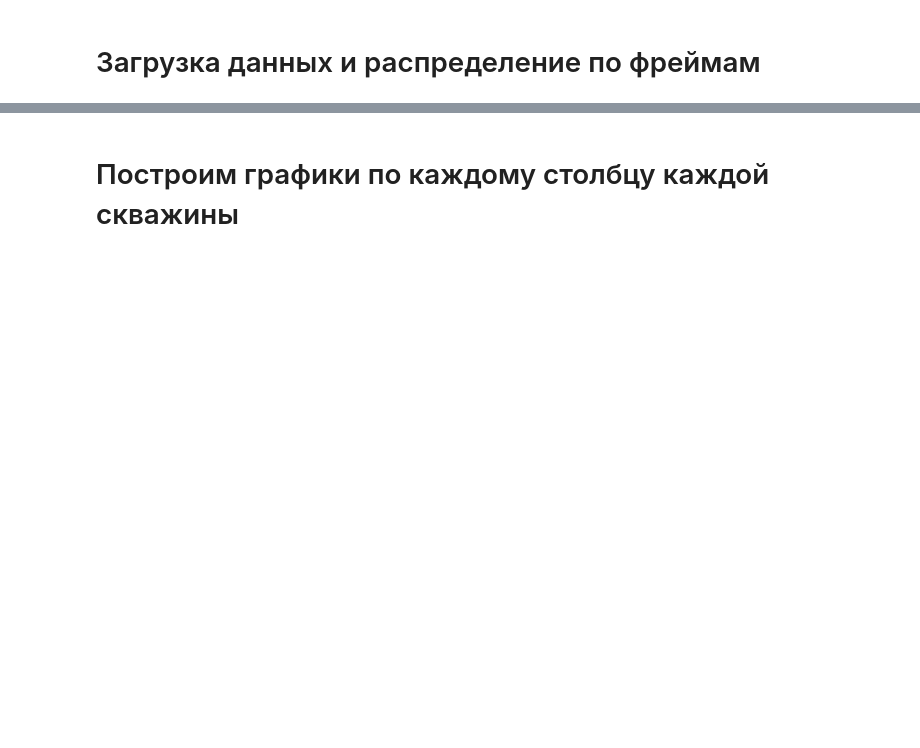
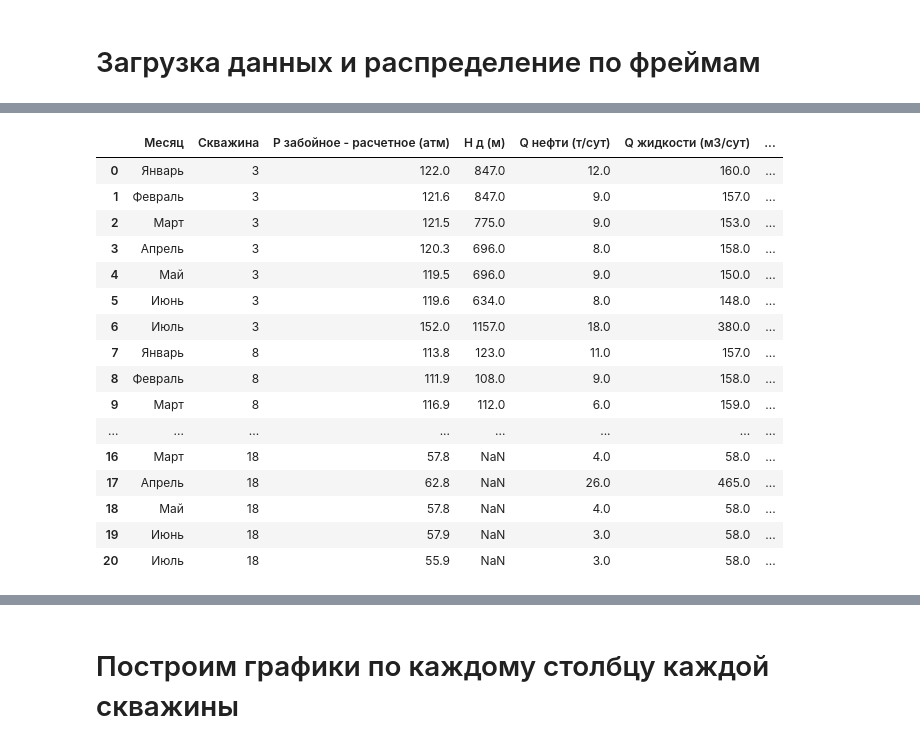
Before and after one commit to UdGin9/ingt_coursework_example, a Jupyter notebook: main.ipynb, the cells around one changed output, grey strips where cells are left out. Saved outputs shown, nothing was run; the diff lists cells and outputs as text; code cells hidden in the pictures; blank space fills up the shorter version.

```diff
--- a/main.ipynb
+++ b/main.ipynb
@@ -74,0 +14,12 @@ print(f'По скважине 18: \n {df_18}')
+# %%
+# Файл с данными: .csv (разделитель ';') или .xlsx
+DATA_FILE = 'alak_example.csv'
+
+if DATA_FILE.endswith('.csv'):
+    df = pd.read_csv(DATA_FILE, sep=';')
+else:
+    df = pd.read_excel(DATA_FILE)
+
+# убираем полностью пустые строки
+df = df.dropna(how='all').reset_index(drop=True)
+print(df)
@@ -74,0 +50,43 @@ print(f'По скважине 18: \n {df_18}')
+# %%
+MONTHS = {'Январь': 1, 'Февраль': 2, 'Март': 3, 'Апрель': 4, 'Май': 5, 'Июнь': 6,
+          'Июль': 7, 'Август': 8, 'Сентябрь': 9, 'Октябрь': 10, 'Ноябрь': 11, 'Декабрь': 12}
+
+NUM_COLS = [
+    'P забойное - расчетное (атм)',
+    'Н д (м)',
+    'Q нефти (т/сут)',
+    'Q жидкости (м3/сут)',
+    'Обводненность %',
+]
+
+df['Скважина'] = df['Скважина'].astype(str).str.replace(r'\.0$', '', regex=True).str.strip()
+df['Месяц'] = df['Месяц'].astype(str).str.strip().str.capitalize()
+
+# текстовые пометки => колонка 'Примечание', значения => числа
+notes = []
+for _, row in df.iterrows():
+    txt = [str(row[c]).strip() for c in NUM_COLS
+           if isinstance(row[c], str) and pd.isna(pd.to_numeric(row[c].replace(',', '.'), errors='coerce'))]
+    notes.append('; '.join(dict.fromkeys(txt)))
+df['Примечание'] = notes
+
+for c in NUM_COLS:
+    df[c] = pd.to_numeric(df[c].astype(str).str.replace(',', '.'), errors='coerce')
+
+# дата = первое число месяца
+if 'Год' not in df.columns:
+    df['Год'] = 2024  # только для примера! В ваших данных колонка «Год» обязательна
+df['Дата'] = pd.to_datetime(dict(year=df['Год'].astype(int), month=df['Месяц'].map(MONTHS), day=1))
+assert df['Дата'].notna().all(), 'Есть нераспознанные названия месяцев'
+
+# порядковый номер месяца от начала ряда (0, 1, 2, ...) — пригодится для регрессии
+df['t'] = df['Дата'].dt.year * 12 + df['Дата'].dt.month
+df['t'] = df['t'] - df['t'].min()
+
+# сортировка: скважины по номеру
+df = df.sort_values(['Скважина', 'Дата'],
+                    key=lambda s: s.str.extract(r'(\d+)', expand=False).astype(float) if s.name == 'Скважина' else s
+                    ).reset_index(drop=True)
+print(df.dtypes)
+df
+# %% [output]
@@ -74,0 +105,17 @@ print(f'По скважине 18: \n {df_18}')
+|  | Месяц | Скважина | P забойное - расчетное (атм) | Н д (м) | Q нефти (т/сут) | Q жидкости (м3/сут) | ... |
+| 0 | Январь | 3 | 122.0 | 847.0 | 12.0 | 160.0 | ... |
+| 1 | Февраль | 3 | 121.6 | 847.0 | 9.0 | 157.0 | ... |
+| 2 | Март | 3 | 121.5 | 775.0 | 9.0 | 153.0 | ... |
+| 3 | Апрель | 3 | 120.3 | 696.0 | 8.0 | 158.0 | ... |
+| 4 | Май | 3 | 119.5 | 696.0 | 9.0 | 150.0 | ... |
+| 5 | Июнь | 3 | 119.6 | 634.0 | 8.0 | 148.0 | ... |
+| 6 | Июль | 3 | 152.0 | 1157.0 | 18.0 | 380.0 | ... |
+| 7 | Январь | 8 | 113.8 | 123.0 | 11.0 | 157.0 | ... |
+| 8 | Февраль | 8 | 111.9 | 108.0 | 9.0 | 158.0 | ... |
+| 9 | Март | 8 | 116.9 | 112.0 | 6.0 | 159.0 | ... |
+| ... | ... | ... | ... | ... | ... | ... | ... |
+| 16 | Март | 18 | 57.8 | NaN | 4.0 | 58.0 | ... |
+| 17 | Апрель | 18 | 62.8 | NaN | 26.0 | 465.0 | ... |
+| 18 | Май | 18 | 57.8 | NaN | 4.0 | 58.0 | ... |
+| 19 | Июнь | 18 | 57.9 | NaN | 3.0 | 58.0 | ... |
+| 20 | Июль | 18 | 55.9 | NaN | 3.0 | 58.0 | ... |
```
Also changed, not shown: parts of 34 cells of this notebook, 3 other files.
